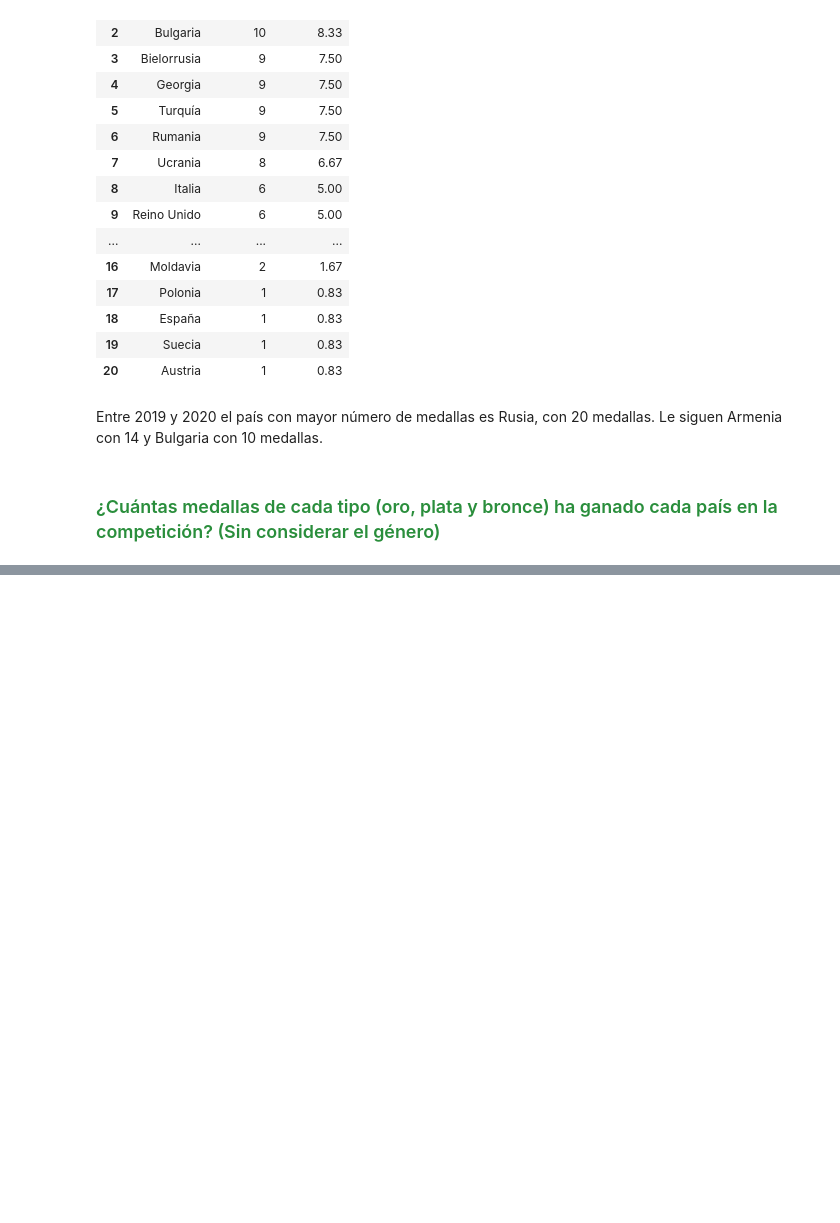
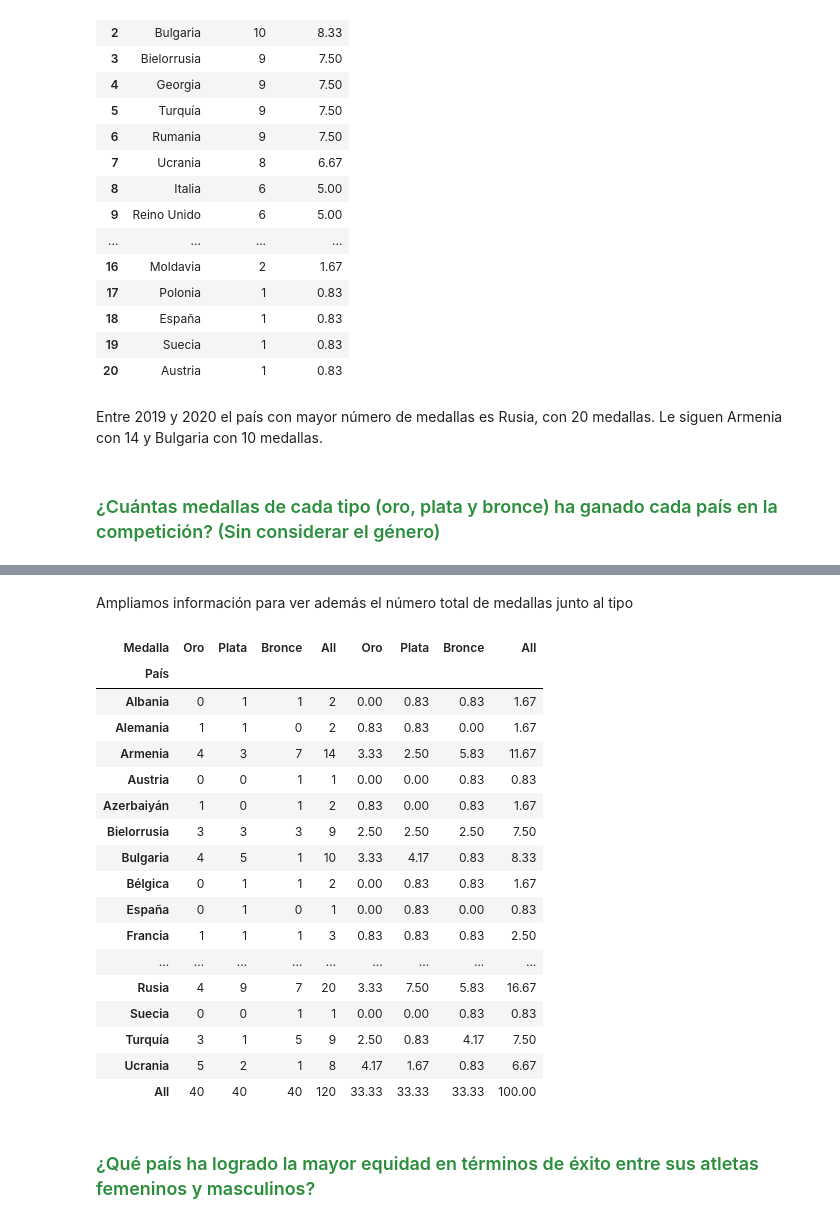
Before and after one commit to BarbaraGamarra/LiftLeadMarketAnalysis, a Jupyter notebook: LiftLeadMarketAnalysis.ipynb, the cells around one changed output, grey strips where cells are left out. Cells and saved outputs as stored; diff of their text form; code cells hidden in the pictures; blank space fills up the shorter version.

```diff
--- a/LiftLeadMarketAnalysis.ipynb
+++ b/LiftLeadMarketAnalysis.ipynb
@@ -1023,8 +831,8 @@ Número de valores nulos en Total: 0
 # %% [markdown]
 ### Category
 # %%
-# Creo una lista con las categorías de medallas en el orden deseado
-orden_m = ['Oro', 'Plata', 'Bronce']
-# Convierto la columna 'Medalla' a tipo categórico y especifico el orden
-df_columnas_.Medalla = pd.Categorical(df_columnas_.Medalla, categories=orden_m)
+# Crear una lista con las categorías de medallas en el orden deseado
+orden_medallas= ['Oro', 'Plata', 'Bronce']
+# Convertir la columna 'Medalla' a tipo categórico y especificar el orden
+df_columnas.Medalla = pd.Categorical(df_columnas.Medalla, categories=orden_medallas)
 # %%
@@ -1108,8 +855,8 @@ Total          0
 # %% [markdown]
 Nos solicitan ordenar la tabla por Categoría, Género y Medalla
 # %%
-# Creo una lista con las categorías de Género en el orden deseado
-orden_g = ['Femenino', 'Masculino']
-# Convierto la columna 'Genero' a tipo categórico y especifico el orden
-df_columnas_.Genero = pd.Categorical(df_columnas_.Genero, categories=orden_g)
+# Crear una lista con las categorías de Género en el orden deseado
+orden_genero = ['Femenino', 'Masculino']
+# Convertir la columna 'Genero' a tipo categórico y especificar el orden
+df_columnas.Genero = pd.Categorical(df_columnas.Genero, categories=orden_genero)
 # %%
@@ -1143,6 +887,6 @@ orden_c = ['45 kg', '49 kg', '55 kg', '59 kg', '61 kg', '64 kg', '67 kg', '71 kg
 # %% [output]
 ['45 kg', '49 kg', '55 kg', '59 kg', '61 kg', '64 kg', '67 kg', '71 kg', '73 kg', '76 kg', '81 kg', '87 kg', '+87 kg', '89 kg', '96 kg', '102 kg', '109 kg', '+109 kg']
 # %%
-# Convierto la columna 'Categoría' a tipo categórico y especifico el orden
-df_columnas_.Categoría = pd.Categorical(df_columnas_.Categoría, categories=orden_c)
+# Convertir la columna 'Categoría' a tipo categórico y especificar el orden
+df_columnas.Categoría = pd.Categorical(df_columnas.Categoría, categories=orden_categoria)
 # %%
@@ -1312,0 +1079,40 @@ Entre 2019 y 2020 el país con mayor número de medallas es Rusia, con 20 medall
+# %% [markdown]
+Ampliamos información para ver además el número total de medallas junto al tipo
+# %%
+def realizar_crosstab(df, variable_categorica_1, variable_categorica_2, normalize):
+    # Crear una tabla de contingencia con conteos absolutos
+    aux_p1 = pd.crosstab(df[variable_categorica_1], df[variable_categorica_2], margins=True)
+
+    # Crear una tabla de contingencia con porcentajes
+    aux_p2 = (pd.crosstab(df[variable_categorica_1],
+                          df[variable_categorica_2],
+                          normalize=normalize,
+                          margins=True
+                          ) * 100).round(2)
+
+    # Concatenar ambas tablas para tener conteos y porcentajes en una sola tabla
+    tabla_contingencia = pd.concat([aux_p1, aux_p2 ], axis=1)
+    return tabla_contingencia
+# %%
+realizar_crosstab(df_columnas, variable_categorica_1 = 'País', variable_categorica_2 ='Medalla', normalize = True)
+# %% [output]
+| Medalla | Oro | Plata | Bronce | All | Oro | Plata | Bronce | All |
+| País |  |  |  |  |  |  |  |  |
+| Albania | 0 | 1 | 1 | 2 | 0.00 | 0.83 | 0.83 | 1.67 |
+| Alemania | 1 | 1 | 0 | 2 | 0.83 | 0.83 | 0.00 | 1.67 |
+| Armenia | 4 | 3 | 7 | 14 | 3.33 | 2.50 | 5.83 | 11.67 |
+| Austria | 0 | 0 | 1 | 1 | 0.00 | 0.00 | 0.83 | 0.83 |
+| Azerbaiyán | 1 | 0 | 1 | 2 | 0.83 | 0.00 | 0.83 | 1.67 |
+| Bielorrusia | 3 | 3 | 3 | 9 | 2.50 | 2.50 | 2.50 | 7.50 |
+| Bulgaria | 4 | 5 | 1 | 10 | 3.33 | 4.17 | 0.83 | 8.33 |
+| Bélgica | 0 | 1 | 1 | 2 | 0.00 | 0.83 | 0.83 | 1.67 |
+| España | 0 | 1 | 0 | 1 | 0.00 | 0.83 | 0.00 | 0.83 |
+| Francia | 1 | 1 | 1 | 3 | 0.83 | 0.83 | 0.83 | 2.50 |
+| ... | ... | ... | ... | ... | ... | ... | ... | ... |
+| Rusia | 4 | 9 | 7 | 20 | 3.33 | 7.50 | 5.83 | 16.67 |
+| Suecia | 0 | 0 | 1 | 1 | 0.00 | 0.00 | 0.83 | 0.83 |
+| Turquía | 3 | 1 | 5 | 9 | 2.50 | 0.83 | 4.17 | 7.50 |
+| Ucrania | 5 | 2 | 1 | 8 | 4.17 | 1.67 | 0.83 | 6.67 |
+| All | 40 | 40 | 40 | 120 | 33.33 | 33.33 | 33.33 | 100.00 |
+# %% [markdown]
+### <span style="color: #2A8E3C;"> ¿Qué país ha logrado la mayor equidad en términos de éxito entre sus atletas femeninos y masculinos? </span>
```
Also changed, not shown: parts of 93 cells of this notebook.
